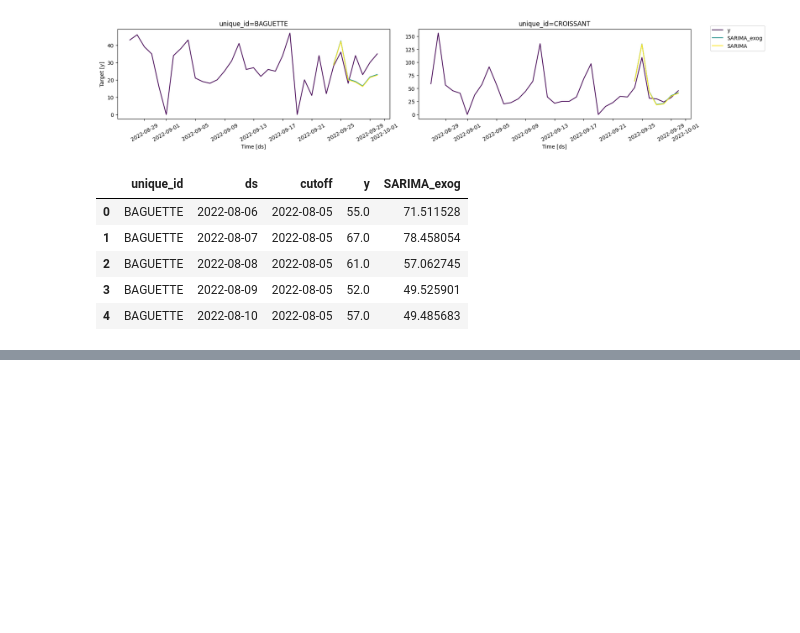
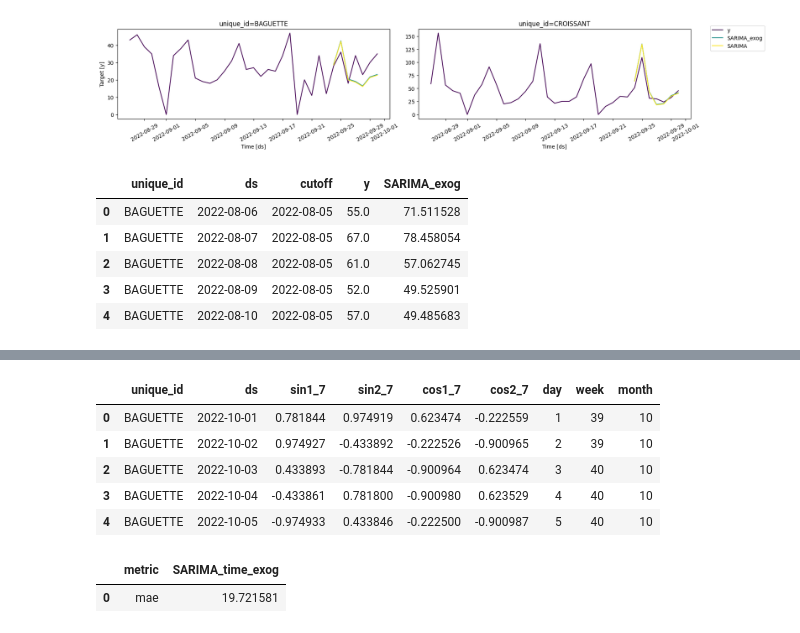
Before and after one commit to MdakaneNtobeko/time-series-forecasting, a Jupyter notebook: bakery.ipynb, the cells around one changed output, grey strips where cells are left out. Cells and saved outputs as stored; diff of their text form; code cells hidden in the pictures; blank space fills up the shorter version.

```diff
--- a/bakery.ipynb
+++ b/bakery.ipynb
@@ -389,0 +418,35 @@ cv_exog_eval = cv_exog_eval.drop(["unique_id"], axis=1).groupby("metric").mean()
+# %%
+futr_exog_df.head()
+# %% [output]
+|  | unique_id | ds | sin1_7 | sin2_7 | cos1_7 | cos2_7 | day | week | month |
+| 0 | BAGUETTE | 2022-10-01 | 0.781844 | 0.974919 | 0.623474 | -0.222559 | 1 | 39 | 10 |
+| 1 | BAGUETTE | 2022-10-02 | 0.974927 | -0.433892 | -0.222526 | -0.900965 | 2 | 39 | 10 |
+| 2 | BAGUETTE | 2022-10-03 | 0.433893 | -0.781844 | -0.900964 | 0.623474 | 3 | 40 | 10 |
+| 3 | BAGUETTE | 2022-10-04 | -0.433861 | 0.781800 | -0.900980 | 0.623529 | 4 | 40 | 10 |
+| 4 | BAGUETTE | 2022-10-05 | -0.974933 | 0.433846 | -0.222500 | -0.900987 | 5 | 40 | 10 |
+# %%
+models = [
+    AutoARIMA(season_length=7, alias="SARIMA_time_exog")
+
+]
+
+sf = StatsForecast(models=models, freq="D")
+
+cv_time_exog_df = sf.cross_validation(
+    h=horizon,
+    df=small_exog_df,
+    n_windows=8,
+    step_size=horizon,
+    refit=True
+)
+
+cv_time_exog_eval = evaluate(
+    cv_time_exog_df.drop(["cutoff"], axis=1),
+    metrics=[mae],
+)
+
+cv_time_exog_eval = cv_time_exog_eval.drop(["unique_id"], axis=1).groupby("metric").mean().reset_index()
+cv_time_exog_eval
+# %% [output]
+|  | metric | SARIMA_time_exog |
+| 0 | mae | 19.721581 |
```
Also changed, not shown: parts of 4 cells of this notebook.
